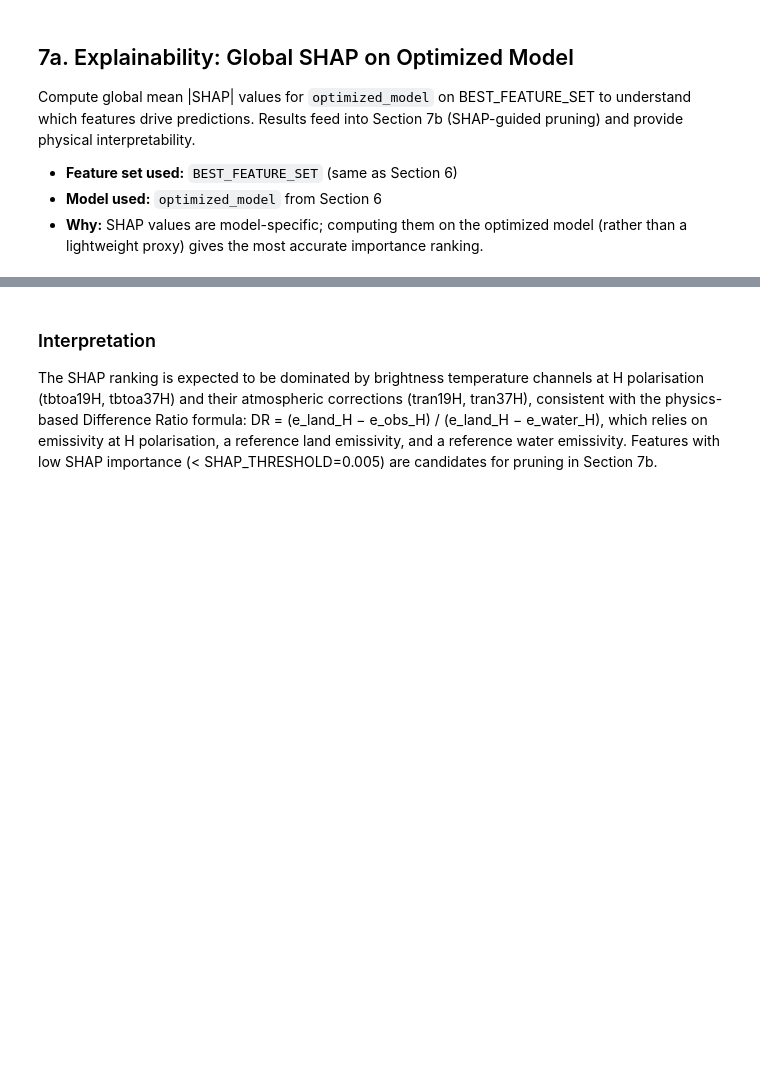
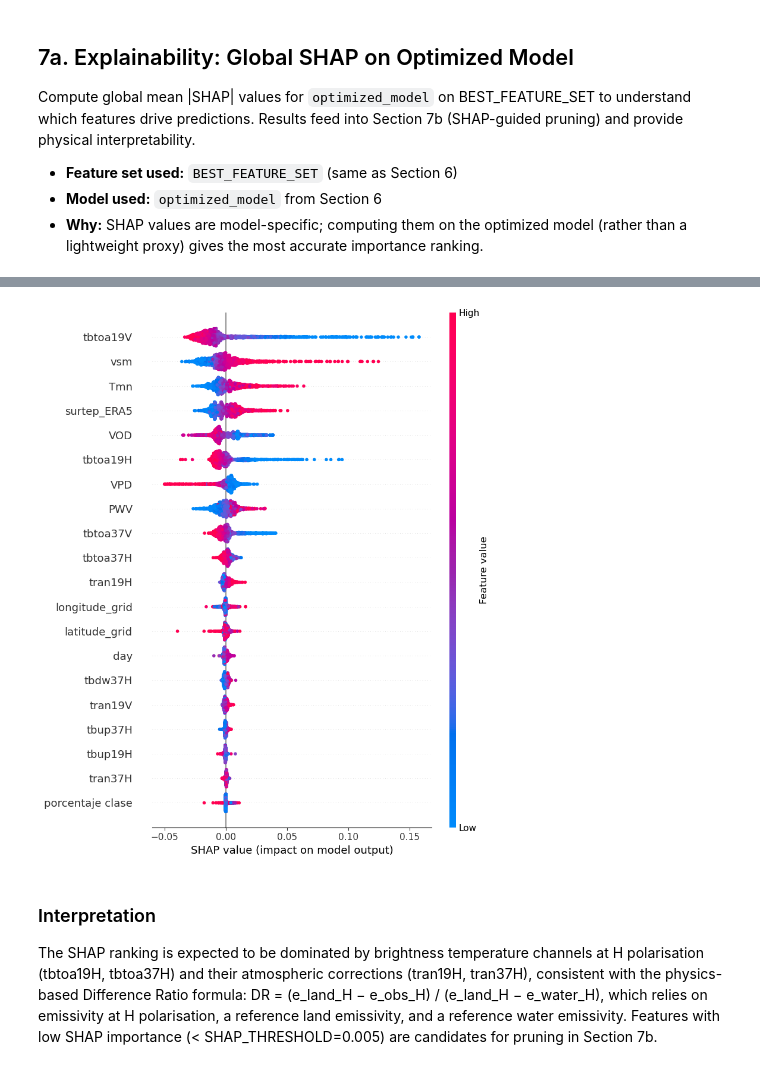
Before and after one commit to marcvem2AED/ML-framework-for-SWF-retrieval, a Jupyter notebook: Model_training.ipynb, the cells around one changed output, grey strips where cells are left out. Drawn from its saved outputs; the diff is of its cells as text; code cells hidden in the pictures; blank space fills up the shorter version.

Commit message:
Model training fully conducted

```diff
--- a/Model_training.ipynb
+++ b/Model_training.ipynb
@@ -487,7 +592,7 @@ display(scaling_view[['variant', 'model', 'rows', 'MAE_test', 'MSE_test', 'R2_te
 # %%
 # Select preprocessing strategy: 'scaled_features' — no zero removal, no Box-Cox,
 # feature scaling only. Retains all rows (including fwns=0) and avoids Box-Cox leakage.
-SELECTED_PREPROCESSING = {'remove_zeros': False, 'boxcox_target': False, 'scale_features': True}
+SELECTED_PREPROCESSING = {'remove_zeros': False, 'boxcox_target': False, 'scale_features': False}
 print('Selected preprocessing strategy:', SELECTED_PREPROCESSING)
 
 # Apply SELECTED_PREPROCESSING to full dataset and create the canonical split
@@ -627,3 +744,27 @@ FEATURE_SETS = {
+# %%
+FEATURE_SETS = {
+    'set_1': ['tbtoa19H', 'tbtoa37H', 'tbtoa19V', 'tbtoa37V'],
+    'set_2': ['tbtoa19H', 'tran19H', 'tbtoa37H', 'tran37H', 'tbtoa19V', 'tran19V', 'tbtoa37V', 'tran37V'],
+    'set_3': ['tbtoa19H', 'tran19H', 'tbup19H', 'tbdw19H', 'tbtoa37H', 'tran37H', 'tbup37H', 'tbdw37H', 'tbtoa19V', 'tran19V', 'tbup19V', 'tbdw19V', 'tbtoa37V', 'tran37V', 'tbup37V', 'tbdw37V'],
+    'set_4': ['tbboa_de_lannoy19H', 'tbboa_de_lannoy37H', 'tbboa_de_lannoy19V', 'tbboa_de_lannoy37V'],
+    'set_5': ['tbtoa19H', 'tran19H', 'tbup19H', 'tbdw19H', 'tbtoa37H', 'tran37H', 'tbup37H', 'tbdw37H', 'tbtoa19V', 'tran19V', 'tbup19V', 'tbdw19V', 'tbtoa37V', 'tran37V', 'tbup37V', 'tbdw37V', 'tbboa_de_lannoy19H', 'tbboa_de_lannoy37H', 'tbboa_de_lannoy19V', 'tbboa_de_lannoy37V'],
+    'set_6': ['tbtoa19H', 'tran19H', 'tbup19H', 'tbdw19H', 'tbtoa37H', 'tran37H', 'tbup37H', 'tbdw37H', 'tbtoa19V', 'tran19V', 'tbup19V', 'tbdw19V', 'tbtoa37V', 'tran37V', 'tbup37V', 'tbdw37V', 'surtep_ERA5'],
+    'set_7': ['tbtoa19H', 'tran19H', 'tbup19H', 'tbdw19H', 'tbtoa37H', 'tran37H', 'tbup37H', 'tbdw37H', 'tbtoa19V', 'tran19V', 'tbup19V', 'tbdw19V', 'tbtoa37V', 'tran37V', 'tbup37V', 'tbdw37V', 'vsm', 'VOD'],
+    'set_8': ['tbtoa19H', 'tran19H', 'tbup19H', 'tbdw19H', 'tbtoa37H', 'tran37H', 'tbup37H', 'tbdw37H', 'tbtoa19V', 'tran19V', 'tbup19V', 'tbdw19V', 'tbtoa37V', 'tran37V', 'tbup37V', 'tbdw37V', 'surtep_ERA5', 'vsm', 'VOD'],
+    'set_9': ['tbtoa19H', 'tran19H', 'tbup19H', 'tbdw19H', 'tbtoa37H', 'tran37H', 'tbup37H', 'tbdw37H', 'tbtoa19V', 'tran19V', 'tbup19V', 'tbdw19V', 'tbtoa37V', 'tran37V', 'tbup37V', 'tbdw37V', 'surtep_ERA5', 'vsm', 'VOD', 'emiss19H_de_lannoy', 'emiss19V_de_lannoy', 'emiss37H_de_lannoy', 'emiss37V_de_lannoy'],
+    'set_10': ['tbtoa19H', 'tran19H', 'tbup19H', 'tbdw19H', 'tbtoa37H', 'tran37H', 'tbup37H', 'tbdw37H', 'tbtoa19V', 'tran19V', 'tbup19V', 'tbdw19V', 'tbtoa37V', 'tran37V', 'tbup37V', 'tbdw37V', 'surtep_ERA5', 'vsm', 'VOD', 'emiss19H_de_lannoy', 'emiss19V_de_lannoy', 'emiss37H_de_lannoy', 'emiss37V_de_lannoy', 'denominator', 'term_1', 'term_2', 'fwns_calculated'],
+    'set_11': ['tbtoa19H', 'tran19H', 'tbup19H', 'tbdw19H', 'tbtoa37H', 'tran37H', 'tbup37H', 'tbdw37H', 'tbtoa19V', 'tran19V', 'tbup19V', 'tbdw19V', 'tbtoa37V', 'tran37V', 'tbup37V', 'tbdw37V', 'surtep_ERA5', 'vsm', 'VOD', 'Tmn', 'PWV', 'VPD'],
+    'set_12': ['tbtoa19H', 'tran19H', 'tbup19H', 'tbdw19H', 'tbtoa37H', 'tran37H', 'tbup37H', 'tbdw37H', 'tbtoa19V', 'tran19V', 'tbup19V', 'tbdw19V', 'tbtoa37V', 'tran37V', 'tbup37V', 'tbdw37V', 'surtep_ERA5', 'vsm', 'VOD', 'Tmn', 'PWV', 'VPD', 'clase', 'porcentaje clase', 'day', 'latitude_grid', 'longitude_grid']
+}
+# %%
+reference_model = XGBRegressor(
+    n_estimators=25,
+    max_depth=15,
+    learning_rate=0.1,
+    verbosity=0,
+    random_state=RANDOM_STATE,
+    device='cuda',
+)
 # %%
 # Evaluate all 18 feature sets; hyperparameters are fixed (reference_model from Section 4)
 # to isolate the contribution of input features
@@ -811,12 +983,13 @@ plt.show()
 # %%
 # SHAP beeswarm plot: each dot is one observation; colour shows feature value.
 # Look for which features have wide spread (high impact variance) vs narrow clusters.
-if SHAP_AVAILABLE:
-    explainer = shap.TreeExplainer(optimized_model)
-    shap_values = explainer.shap_values(X_shap_sample)
-    shap.summary_plot(shap_values, X_shap_sample, show=True)
-else:
-    print('shap library not installed — install with: pip install shap')
+X_beeswarm = X_selected_test.sample(n=min(2000, len(X_selected_test)),
+                                        random_state=RANDOM_STATE)
+explainer = shap.TreeExplainer(optimized_model)
+shap_values = explainer.shap_values(X_beeswarm)
+shap.summary_plot(shap_values, X_beeswarm, show=True)
+# %% [output]
+[figure, added]
 # %% [markdown]
 ### Interpretation
 
```
Also changed, not shown: parts of 29 cells of this notebook, 8 other files.
